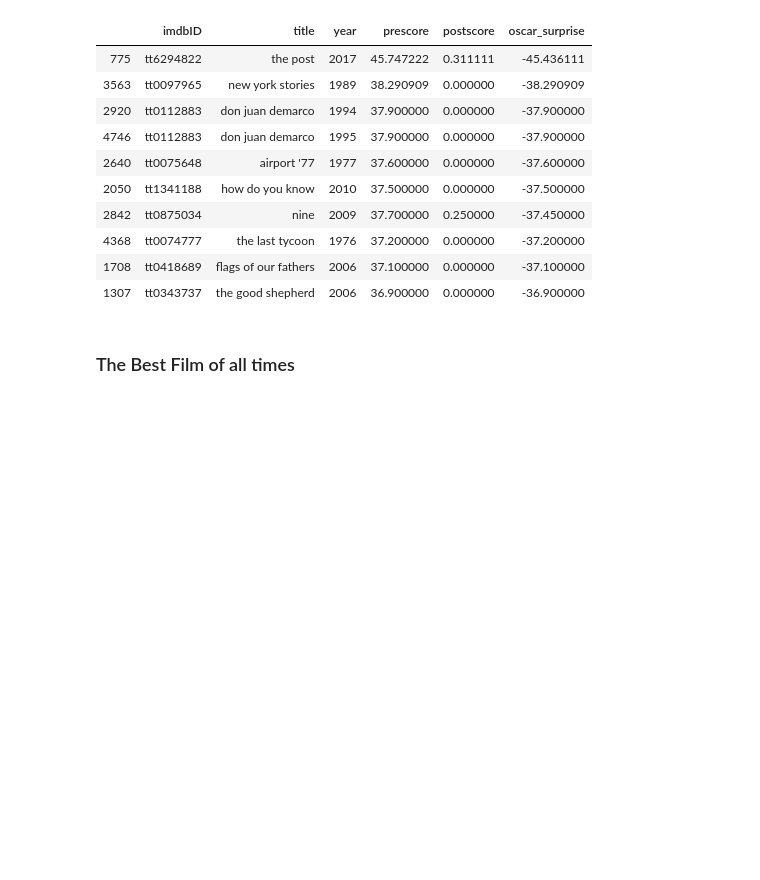
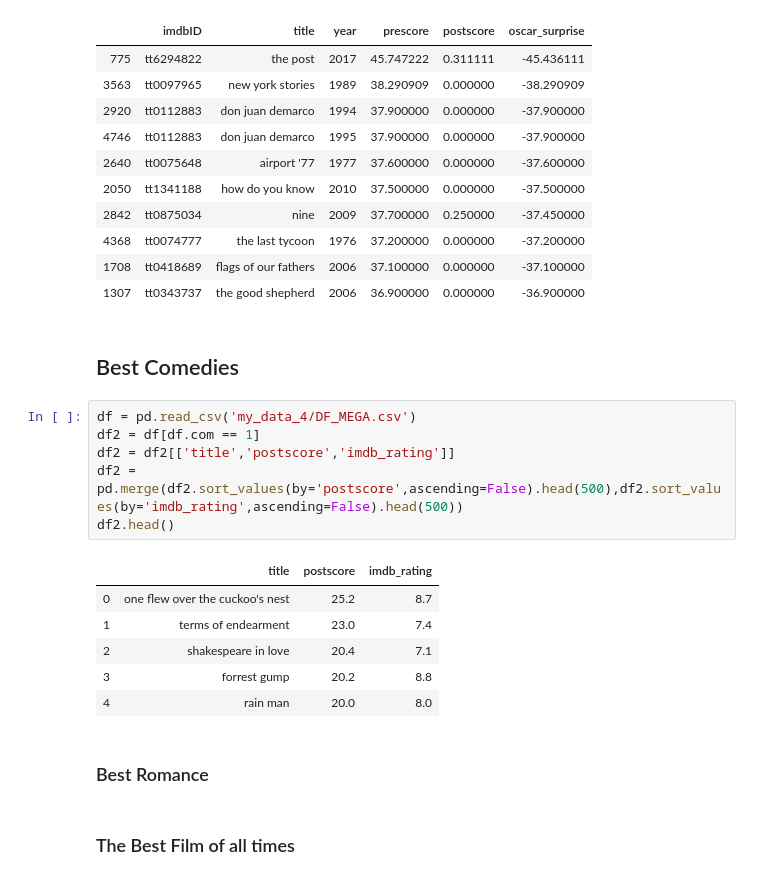
Before and after one commit to ronsg83/Capstone-1, a Jupyter notebook: EDA_Data_Visualization.ipynb, the cells around one changed output. Drawn from its saved outputs; the diff is of its cells as text; blank space fills up the shorter version.

Commit message:
Few changes to the Data Visualization Notebook

```diff
--- a/EDA_Data_Visualization.ipynb
+++ b/EDA_Data_Visualization.ipynb
@@ -134,6 +140,23 @@ df.sort_values(by='oscar_surprise', ascending=True).query("postscore < 1").head(
 | 4368 | tt0074777 | the last tycoon | 1976 | 37.200000 | 0.000000 | -37.200000 |
 | 1708 | tt0418689 | flags of our fathers | 2006 | 37.100000 | 0.000000 | -37.100000 |
 | 1307 | tt0343737 | the good shepherd | 2006 | 36.900000 | 0.000000 | -36.900000 |
+# %% [markdown]
+## Best Comedies
+# %%
+df = pd.read_csv('my_data_4/DF_MEGA.csv')
+df2 = df[df.com == 1]
+df2 = df2[['title','postscore','imdb_rating']]
+df2 = pd.merge(df2.sort_values(by='postscore',ascending=False).head(500),df2.sort_values(by='imdb_rating',ascending=False).head(500))
+df2.head()
+# %% [output]
+|  | title | postscore | imdb_rating |
+| 0 | one flew over the cuckoo's nest | 25.2 | 8.7 |
+| 1 | terms of endearment | 23.0 | 7.4 |
+| 2 | shakespeare in love | 20.4 | 7.1 |
+| 3 | forrest gump | 20.2 | 8.8 |
+| 4 | rain man | 20.0 | 8.0 |
+# %% [markdown]
+### Best Romance
 # %% [markdown]
 ### The Best Film of all times
 # %%
```
Also changed, not shown: parts of 1 cell of this notebook.
